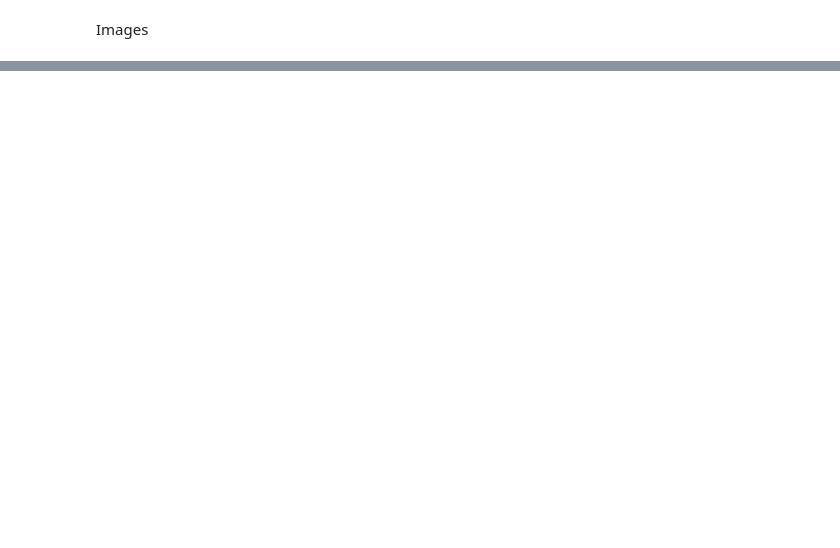
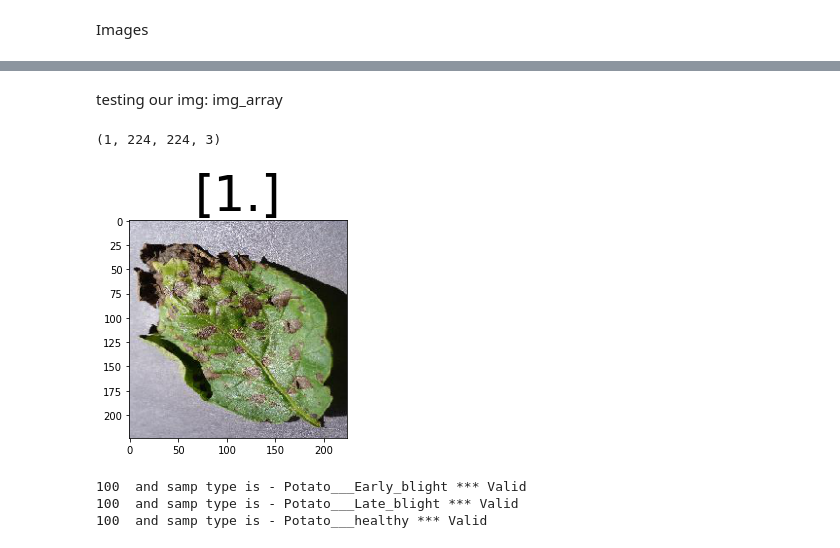
Before and after one commit to adarshnitt/Deep-Learning-Models, a Jupyter notebook: Potatao_Disease_Classification.ipynb, the cells around one changed output, grey strips where cells are left out. Cells and saved outputs as stored; diff of their text form; code cells hidden in the pictures; blank space fills up the shorter version.

```diff
--- a/Potatao_Disease_Classification.ipynb
+++ b/Potatao_Disease_Classification.ipynb
@@ -384,0 +434,21 @@ plt.imshow(a1)
+# %% [markdown]
+testing our img: img_array
+# %%
+# input shape of image must be in batch order (n_images_no, 224,224,3)
+final_array=np.expand_dims(img_array,axis=0)
+final_array.shape    # batch shape img( None, 224,224,3)
+# %% [output]
+(1, 224, 224, 3)
+# %%
+result=model.predict(final_array);
+plt.imshow(img);
+plt.title(result[0],fontsize=50);
+# %% [output]
+[figure, added]
+# %%
+# no of categories:
+info("/content/Potato/Valid")
+# %% [output]
+100  and samp type is - Potato___Early_blight *** Valid
+100  and samp type is - Potato___Late_blight *** Valid
+100  and samp type is - Potato___healthy *** Valid
```
Also changed, not shown: parts of 18 cells of this notebook.
